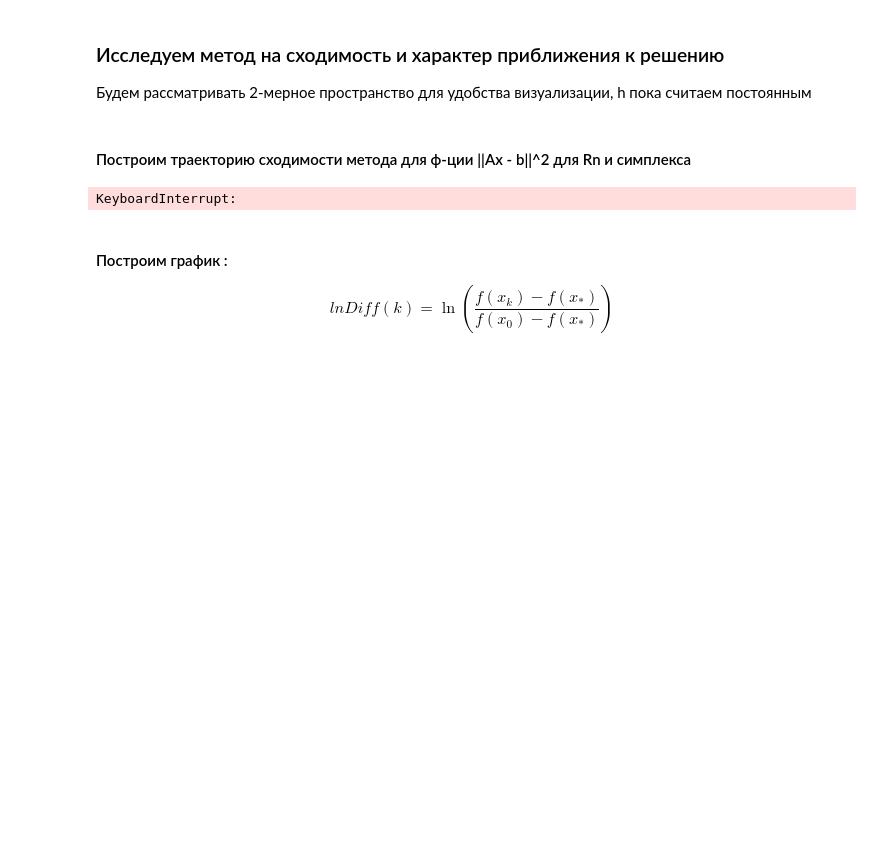
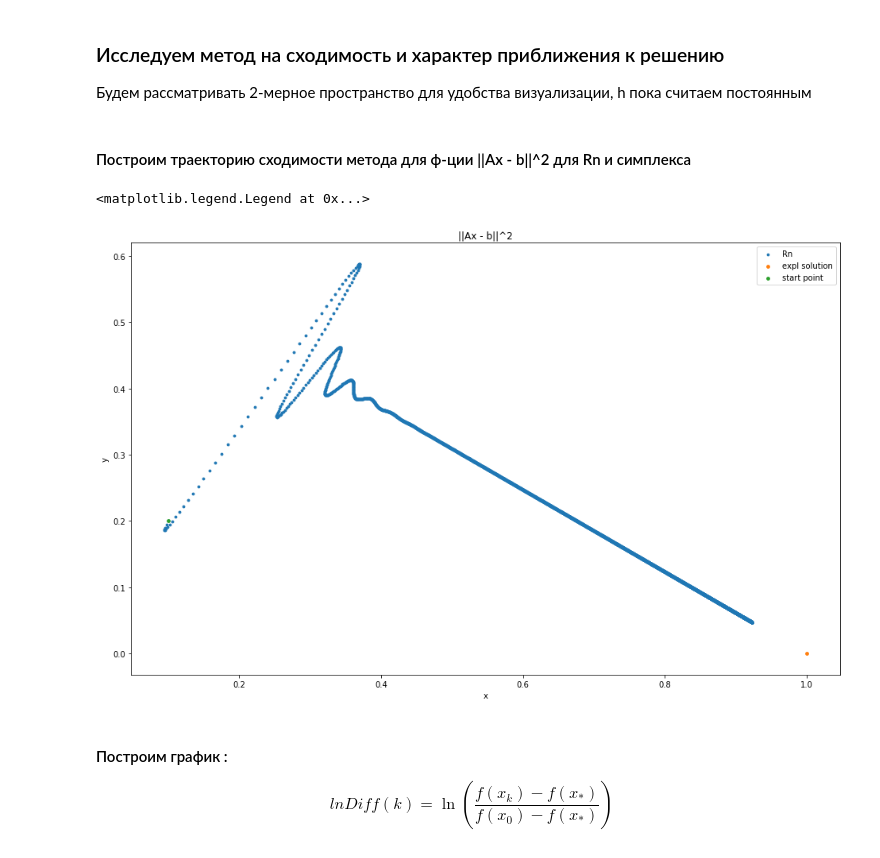
Before and after one commit to optimization673/io_grad_methods, a Jupyter notebook: report3.ipynb, the cells around one changed output. Cells and saved outputs as stored; diff of their text form; code cells hidden in the pictures; blank space fills up the shorter version.

```diff
--- a/report3.ipynb
+++ b/report3.ipynb
@@ -84,23 +84,24 @@ def gradFunc2(x, func2, eps = 0) :
 # %% [markdown]
 #### Построим траекторию сходимости метода для ф-ции ||Ax - b||^2 для Rn и симплекса
 # %%
-xk_rn      = FastDualAveraging(func1, x0_rn,  eps, set_type = "rn", grad = gradFunc1)
+xk_rn      = FastDualAveraging(func1, x0_rn,  eps, set_type = "rn", grad = gradFunc1, ALPHA = lambda k: 1/(L))
 #xk_simplex = FastDualAveraging(func1, x0_smp, eps, set_type = "simplex", grad = gradFunc1)
 #xk_grad    = Gradient(func1, x0_rn, eps, set_type = "rn", grad = gradFunc1, ALPHA = lambda k: 1/L)
 
 plt.scatter([xk_rn[i][0] for i in range(0, len(xk_rn))], [xk_rn[i][1] for i in range(0, len(xk_rn))], label = "Rn", s=8)
 #plt.scatter([xk_simplex[i][0] for i in range(0, len(xk_simplex))], [xk_simplex[i][1] for i in range(0, len(xk_simplex))], label = "simplex", s=8)
 #plt.scatter([xk_grad[i][0] for i in range(0, len(xk_grad))], [xk_grad[i][1] for i in range(0, len(xk_grad))], label = "Rn_grad", s=8)
 
 plt.scatter(x_expl[0], x_expl[1], label = "expl solution", s = 14)
 plt.scatter(x0_rn[0], x0_rn[1], label = "start point", s = 14)
 
 plt.xlabel("x")
 plt.ylabel("y")
 plt.title("||Ax - b||^2")
 plt.legend()
 # %% [output]
-KeyboardInterrupt:
+<matplotlib.legend.Legend at 0x...>
+[figure, added]
 # %% [markdown]
 #### Построим график :
 $$lnDiff(k) = \ln\left(\frac{f(x_k) - f(x_*)}{f(x_0) - f(x_*)}\right)$$
```
